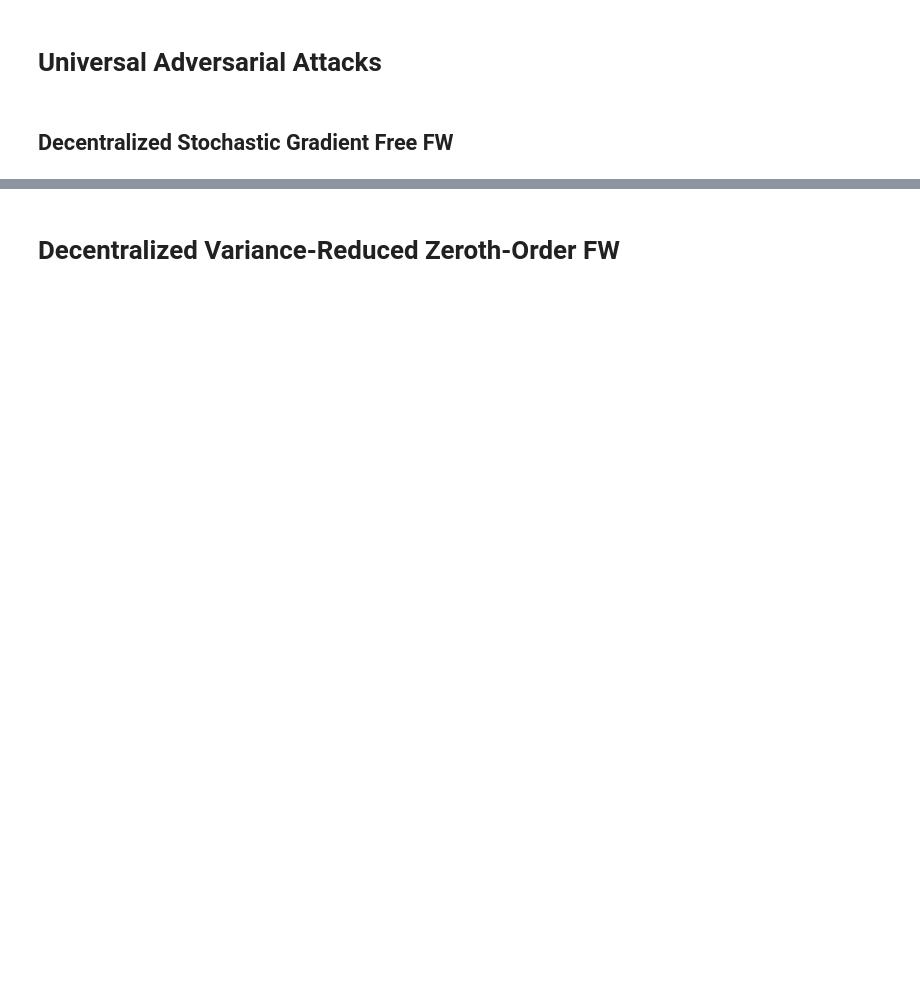
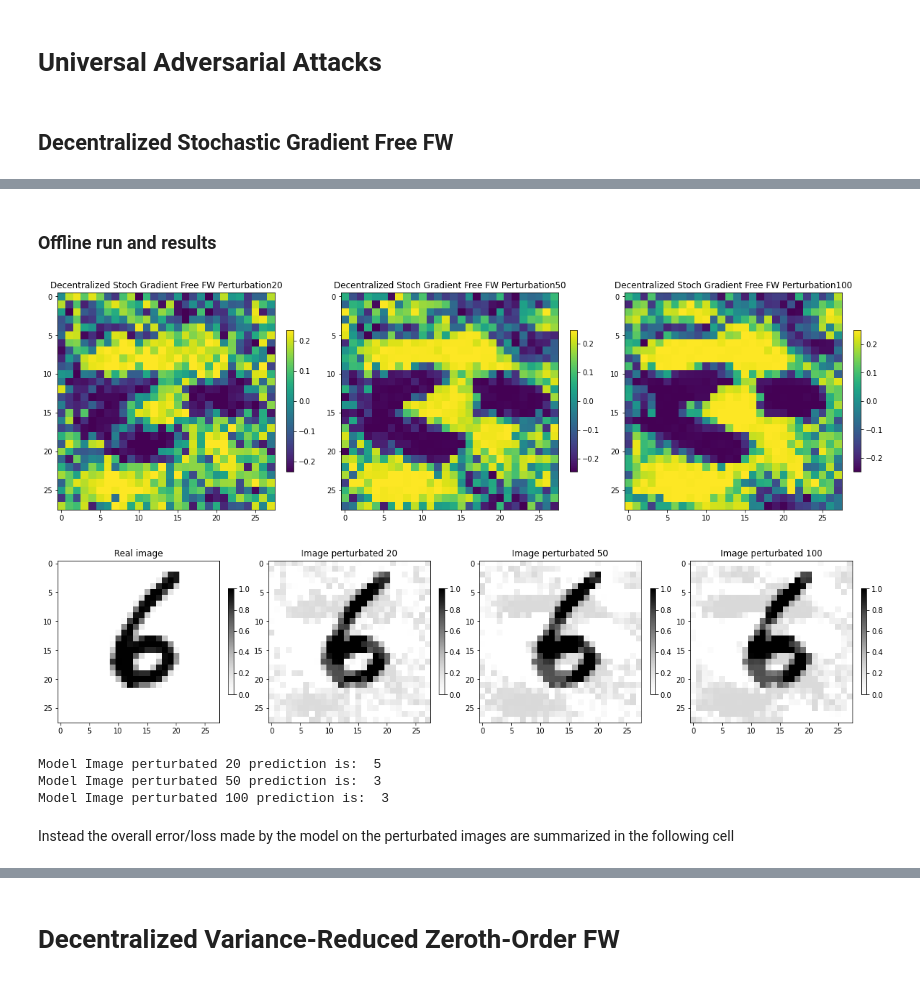
Before and after one commit to silviapoletti/Universal-Adversarial-Perturbation-starring-Frank-Wolfe, a Jupyter notebook: src/perturbation_notebook.ipynb, the cells around one changed output, grey strips where cells are left out. Drawn from its saved outputs; the diff is of its cells as text; code cells hidden in the pictures; blank space fills up the shorter version.

Commit message:
Draft jupyter notebook, decen. stoch. FW. Added cose to utils

```diff
--- a/src/perturbation_notebook.ipynb
+++ b/src/perturbation_notebook.ipynb
@@ -99,15 +25,0 @@ for m in range(5, 40, 5):
-# %%
-m=40
-delta = decentralized_stochastic_gradient_free_FW(data_workers, y, lenet5.negative_loss, m, T, M, epsilon, d)
-np.save(f"./data/perturbation_{m}", delta[-1])
-
-plot_perturbation(delta[-1], m)
-plot_perturbated_img(delta[-1], m)
-
-perturbation = np.tile(delta[-1], data.shape[0])
-perturbation = perturbation.reshape((data.shape[0],28,28,1))
-perturbated_data = data + perturbation
-perturbated_data = np.clip(perturbated_data, 0., 1.)
-
-loss = lenet5.model.evaluate(perturbated_data, labels)
-loss_history.append(loss)
@@ -121,5 +25,0 @@ plot_accuracy(history, m)
-# %%
-m=35
-#np.save(f"./data/perturbation_{m}", delta[-1])
-delta = np.load(f"./perturbations/perturbation_{m}.npy")
-delta.shape
@@ -148,0 +26,40 @@ lenet5.model.evaluate(data, labels)
+# %% [markdown]
+### Offline run and results
+# %%
+directory = "../data/perturbations/decentralized_stoch/"
+Ts = [20, 50 ,100]
+deltas = []
+for T in Ts:
+    deltas.append(np.load(f'{directory}report_perturbation_m15_T{T}.npy'))
+
+n_rows, n_columns = 1, 3
+fig, axes = plt.subplots(n_rows, n_columns, figsize=(20, 20))
+
+###### Perturbation plots
+for idx, delta in enumerate(deltas):
+    axis, img = utils.get_image_perturbation(delta, f'Decentralized Stoch Gradient Free FW Perturbation{Ts[idx]}',
+                                      axes[idx])
+plt.show()
+
+###### Image perturbated plots
+idx_image = np.random.randint(low=0, high=right_pred_data.shape[0])
+image_test = right_pred_data[idx_image].numpy()
+fig, axes = plt.subplots(n_rows, n_columns+1, figsize=(20, 20))
+img = axes[0].imshow(image_test.reshape(28,28), cmap='Greys')
+axes[0].set_title('Real image')
+fig.colorbar(img, ax=axes[0], fraction=0.03, pad=0.05)
+
+for idx, delta in enumerate(deltas):
+    axis, img = utils.get_image_perturbated(delta, image_test, f'Image perturbated {Ts[idx]}', axes[idx+1])
+plt.show()
+for idx, delta in enumerate(deltas):
+    prediction = utils.predict_single_img_perturbation(lenet5, image_test, delta)
+    print( f'Model Image perturbated {Ts[idx]} prediction is: ', prediction)
+# %% [output]
+[figure, added]
+[figure, added]
+Model Image perturbated 20 prediction is:  5
+Model Image perturbated 50 prediction is:  3
+Model Image perturbated 100 prediction is:  3
+# %% [markdown]
+Instead the overall error/loss made by the model on the perturbated images are summarized in the following cell
```
Also changed, not shown: parts of 28 cells of this notebook, 2 other files.
